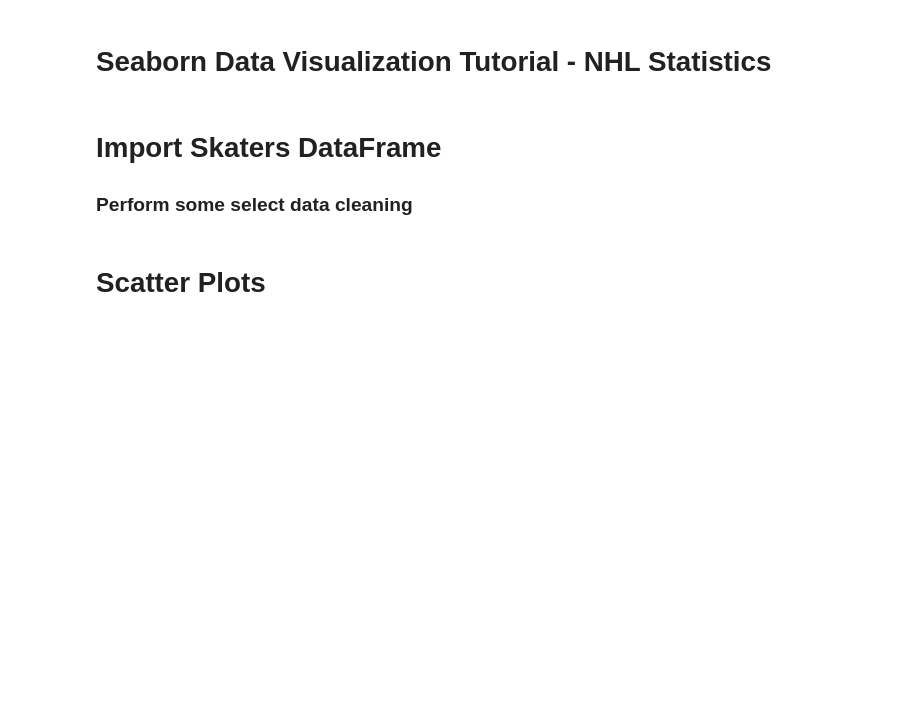
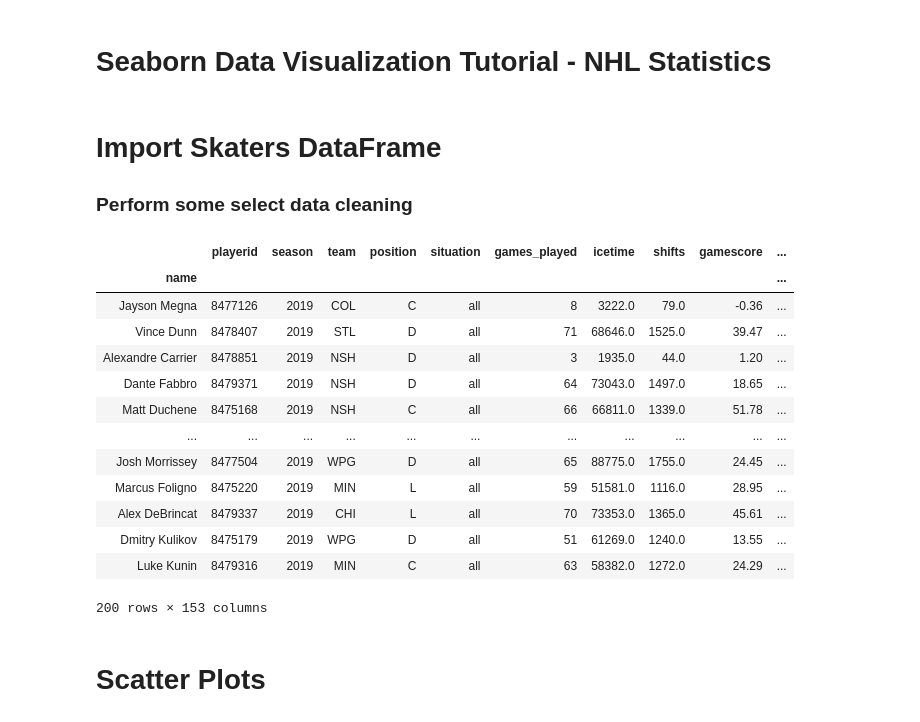
Before and after one commit to andrewcole33/blackhawks_salary_analysis, a Jupyter notebook: all_skaters.ipynb, the cells around one changed output. Saved outputs shown, nothing was run; the diff lists cells and outputs as text; code cells hidden in the pictures; blank space fills up the shorter version.

Commit message:
Edit All_Skaters

```diff
--- a/all_skaters.ipynb
+++ b/all_skaters.ipynb
@@ -20,6 +20,23 @@ warnings.filterwarnings('ignore')
 skaters = pd.read_csv('skaters.csv')
 skaters = skaters[skaters.situation == 'all']
 skaters.set_index('name', inplace = True)
+# %%
+skaters
+# %% [output]
+|  | playerid | season | team | position | situation | games_played | icetime | shifts | gamescore | ... |
+| name |  |  |  |  |  |  |  |  |  | ... |
+| Jayson Megna | 8477126 | 2019 | COL | C | all | 8 | 3222.0 | 79.0 | -0.36 | ... |
+| Vince Dunn | 8478407 | 2019 | STL | D | all | 71 | 68646.0 | 1525.0 | 39.47 | ... |
+| Alexandre Carrier | 8478851 | 2019 | NSH | D | all | 3 | 1935.0 | 44.0 | 1.20 | ... |
+| Dante Fabbro | 8479371 | 2019 | NSH | D | all | 64 | 73043.0 | 1497.0 | 18.65 | ... |
+| Matt Duchene | 8475168 | 2019 | NSH | C | all | 66 | 66811.0 | 1339.0 | 51.78 | ... |
+| ... | ... | ... | ... | ... | ... | ... | ... | ... | ... | ... |
+| Josh Morrissey | 8477504 | 2019 | WPG | D | all | 65 | 88775.0 | 1755.0 | 24.45 | ... |
+| Marcus Foligno | 8475220 | 2019 | MIN | L | all | 59 | 51581.0 | 1116.0 | 28.95 | ... |
+| Alex DeBrincat | 8479337 | 2019 | CHI | L | all | 70 | 73353.0 | 1365.0 | 45.61 | ... |
+| Dmitry Kulikov | 8475179 | 2019 | WPG | D | all | 51 | 61269.0 | 1240.0 | 13.55 | ... |
+| Luke Kunin | 8479316 | 2019 | MIN | C | all | 63 | 58382.0 | 1272.0 | 24.29 | ... |
+200 rows × 153 columns
 # %%
 df_cols = skaters.columns.tolist()
 cols = [x.lower().replace('i_f_', "") for x in df_cols]
```
Also changed, not shown: 4 other files.
